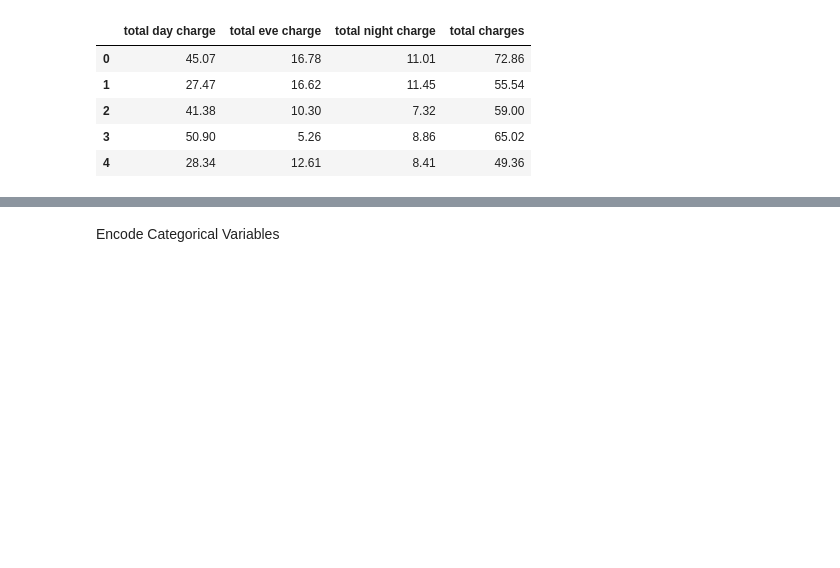
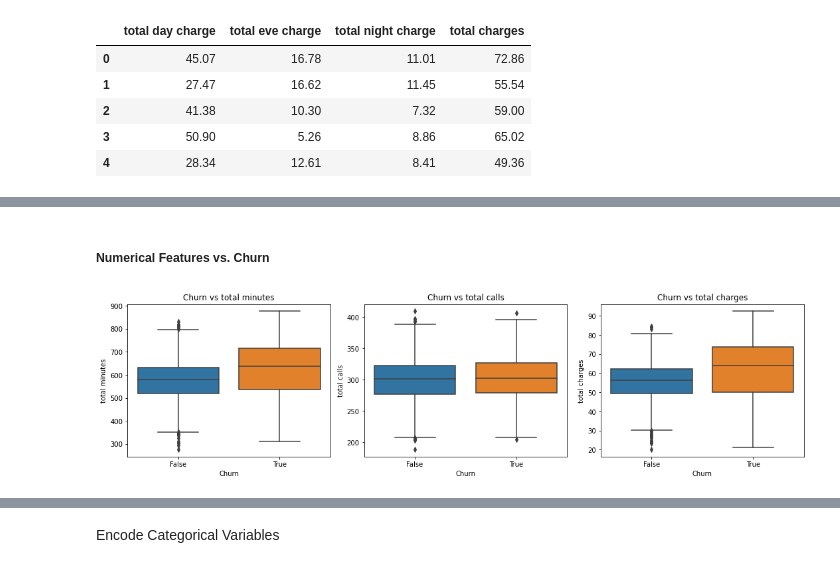
Before and after one commit to Mike101lab/Phase-3-Project-SyriaTel-Customer-Churn-Prediction-, a Jupyter notebook: SyriaTel-Customer-Churn-Prediction.ipynb, the cells around one changed output, grey strips where cells are left out. Cells and saved outputs as stored; diff of their text form; code cells hidden in the pictures; blank space fills up the shorter version.

```diff
--- a/SyriaTel-Customer-Churn-Prediction.ipynb
+++ b/SyriaTel-Customer-Churn-Prediction.ipynb
@@ -182,0 +253,17 @@ df[['total day charge', 'total eve charge', 'total night charge', 'total charges
+# %% [markdown]
+##### Numerical Features vs. Churn
+# %%
+# List of numerical features to analyze
+numerical_features = ["total minutes", "total calls", "total charges"]
+
+# Plot boxplots to compare distributions
+plt.figure(figsize=(15, 15))
+for i, feature in enumerate(numerical_features, 1):
+    plt.subplot(4, 3, i)
+    sns.boxplot(x='churn', y=feature, data=df)
+    plt.title(f'Churn vs {feature}')
+    plt.xlabel('Churn')
+    plt.ylabel(feature)
+    plt.tight_layout();
+# %% [output]
+[figure, added]
```
Also changed, not shown: parts of 40 cells of this notebook, 2 other files.
